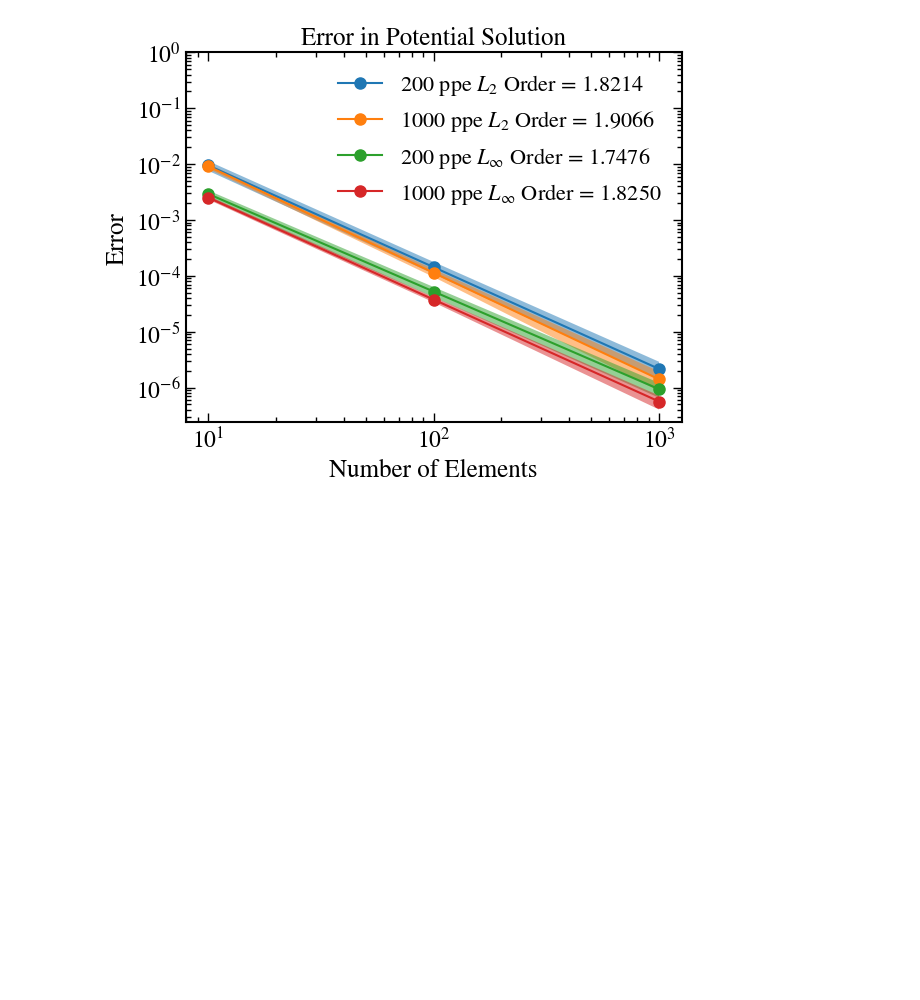
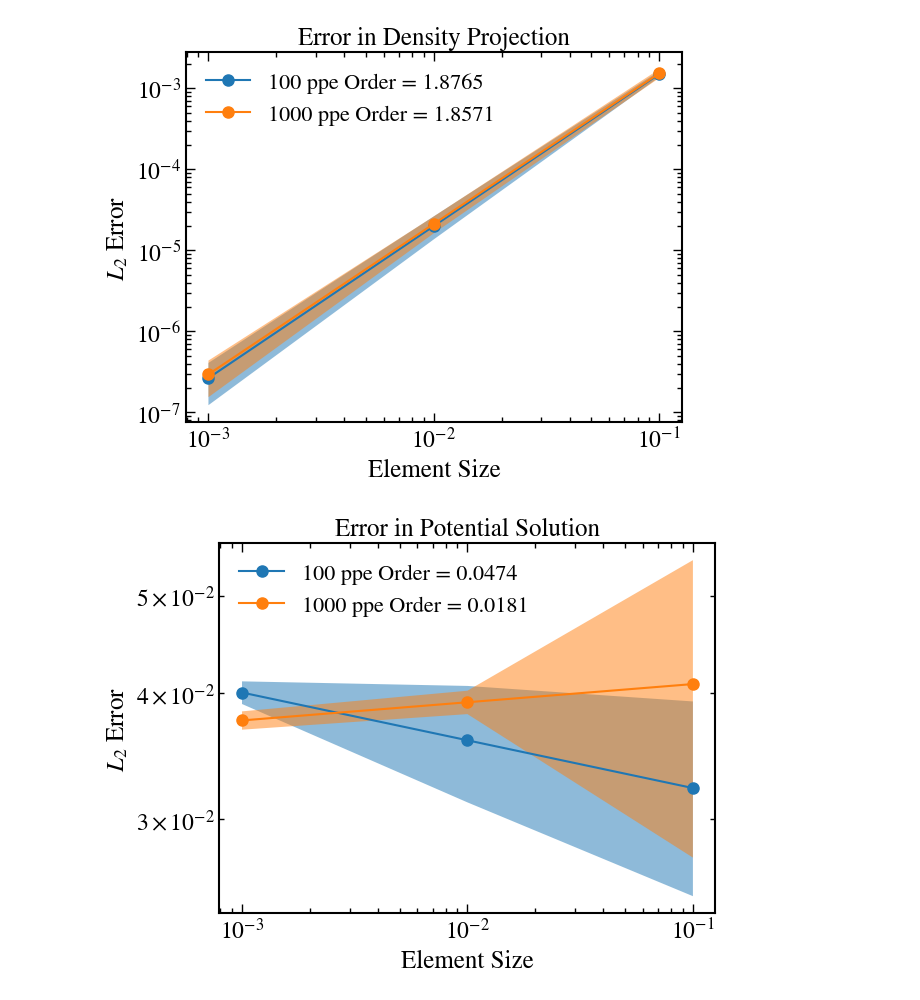
Before and after one commit to idaholab/fenix, a Jupyter notebook: convergence_study /elements_study.ipynb, the cells around one changed output. Cells and saved outputs as stored; diff of their text form; code cells hidden in the pictures; blank space fills up the shorter version.

```diff
--- a/convergence_study /elements_study.ipynb
+++ b/convergence_study /elements_study.ipynb
@@ -202,30 +84,46 @@ plt.show()
-# %%
-
-pot_l2_model = LinearRegression().fit(np.log(x_vals).reshape((-1, 1)), np.log(np.array(pot_l2_errors)))
-pot_linf_model = LinearRegression().fit(np.log(x_vals).reshape((-1, 1)), np.log(np.array(pot_linf_errors)))
-
-pot_l2_fit = np.exp(pot_l2_model.predict(np.log(particles_per_element).reshape(-1, 1)))
-pot_linf_fit = np.exp(pot_linf_model.predict(np.log(particles_per_element).reshape(-1, 1)))
-
-plt.fill_between(particles_per_element, pot_l2_fit_200ppe - pot_l2_std_200ppe, pot_l2_fit_200ppe + pot_l2_std_200ppe, alpha=0.5)
-plt.loglog(particles_per_element, pot_l2_fit_200ppe, '-o', label=f"200 ppe $L_2$ Order = {np.abs(pot_l2_model_200ppe.coef_[0]):0.4f}")
-
-plt.fill_between(particles_per_element, pot_l2_fit - pot_l2_std, pot_l2_fit + pot_l2_std, alpha=0.5)
-plt.loglog(particles_per_element, pot_l2_fit, '-o', label=f"1000 ppe $L_2$ Order = {np.abs(pot_l2_model.coef_[0]):0.4f}")
-
-
-plt.fill_between(particles_per_element, pot_linf_fit_200ppe - pot_linf_std_200ppe, pot_linf_fit_200ppe + pot_linf_std_200ppe, alpha=0.5)
-plt.loglog(particles_per_element, pot_linf_fit_200ppe, '-o', label=f"200 ppe $L_\\infty$ Order = {np.abs(pot_linf_model_200ppe.coef_[0]):0.4f}")
-
-
-plt.fill_between(particles_per_element, pot_linf_fit - pot_linf_std, pot_linf_fit + pot_linf_std, alpha=0.5)
-plt.loglog(particles_per_element, pot_linf_fit, '-o', label=f"1000 ppe $L_\\infty$ Order = {np.abs(pot_linf_model.coef_[0]):0.4f}")
-
-plt.title("Error in Potential Solution")
-plt.ylabel("Error")
-plt.xlabel("Number of Elements")
-plt.legend()
-plt.ylim(top=1)
-plt.show()
-# %% [output]
-[figure, removed]
+# %%
+
+density_l2_model_100ppe = LinearRegression().fit(np.log(x_vals_100ppe).reshape((-1, 1)), np.log(np.array(density_l2_errors_100ppe)))
+pot_l2_model_100ppe = LinearRegression().fit(np.log(x_vals).reshape((-1, 1)), np.log(np.array(pot_l2_errors_100ppe)))
+
+plot_x_vals = x_vals_100ppe[:3]
+density_l2_fit_100ppe = np.exp(density_l2_model_100ppe.predict(np.log(plot_x_vals).reshape(-1, 1)))
+pot_l2_fit_100ppe = np.exp(pot_l2_model_100ppe.predict(np.log(plot_x_vals).reshape(-1, 1)))
+
+
+
+density_l2_model_1000ppe = LinearRegression().fit(np.log(x_vals_1000ppe).reshape((-1, 1)), np.log(np.array(density_l2_errors_1000ppe)))
+pot_l2_model_1000ppe = LinearRegression().fit(np.log(x_vals).reshape((-1, 1)), np.log(np.array(pot_l2_errors_1000ppe)))
+
+plot_x_vals = x_vals_1000ppe[:3]
+density_l2_fit_1000ppe = np.exp(density_l2_model_1000ppe.predict(np.log(plot_x_vals).reshape(-1, 1)))
+pot_l2_fit_1000ppe = np.exp(pot_l2_model_1000ppe.predict(np.log(plot_x_vals).reshape(-1, 1)))
+
+
+
+plt.figure()
+plt.title("Error in Potential Solution")
+plt.ylabel("$L_2$ Error")
+plt.xlabel("Element Size")
+plt.loglog(plot_x_vals, pot_l2_fit_100ppe,'-o', label=f"100 ppe Order = {np.abs(pot_l2_model_100ppe.coef_[0]):0.4f}")
+plt.fill_between(plot_x_vals, pot_l2_fit_100ppe - pot_l2_std_100ppe, pot_l2_fit_100ppe + pot_l2_std_100ppe, alpha=0.5)
+
+plt.loglog(plot_x_vals, pot_l2_fit_1000ppe,'-o', label=f"1000 ppe Order = {np.abs(pot_l2_model_1000ppe.coef_[0]):0.4f}")
+plt.fill_between(plot_x_vals, pot_l2_fit_1000ppe - pot_l2_std_1000ppe, pot_l2_fit_1000ppe + pot_l2_std_1000ppe, alpha=0.5)
+plt.legend()
+plt.show()
+
+plt.figure()
+plt.title("Error in Density Projection")
+plt.ylabel("$L_2$ Error")
+plt.xlabel("Element Size")
+plt.loglog(plot_x_vals, density_l2_fit_100ppe,'-o', label=f"100 ppe Order = {np.abs(density_l2_model_100ppe.coef_[0]):0.4f}")
+plt.fill_between(plot_x_vals, density_l2_fit_100ppe - density_l2_std_100ppe, density_l2_fit_100ppe + density_l2_std_100ppe, alpha=0.5)
+
+plt.loglog(plot_x_vals, density_l2_fit_1000ppe,'-o', label=f"1000 ppe Order = {np.abs(density_l2_model_1000ppe.coef_[0]):0.4f}")
+plt.fill_between(plot_x_vals, density_l2_fit_1000ppe - density_l2_std_1000ppe, density_l2_fit_1000ppe + density_l2_std_1000ppe, alpha=0.5)
+plt.legend(loc='upper left')
+plt.show()
+# %% [output]
+[figure, added]
+[figure, added]
```
Also changed, not shown: parts of 6 cells of this notebook, 11 other files.
